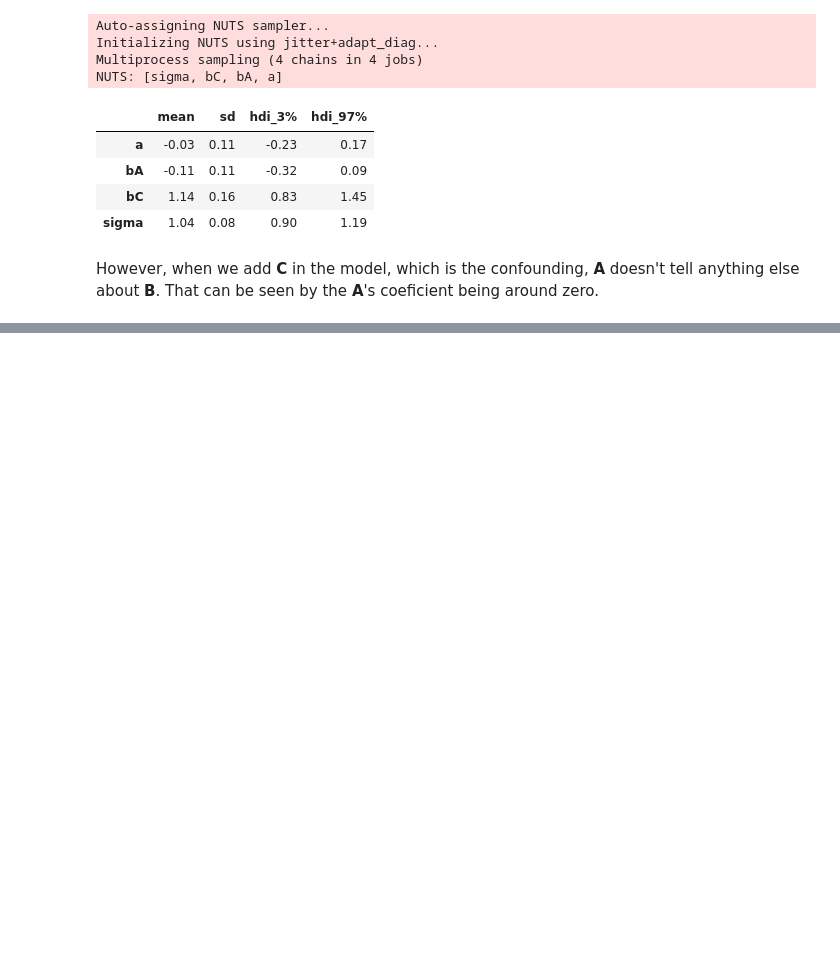
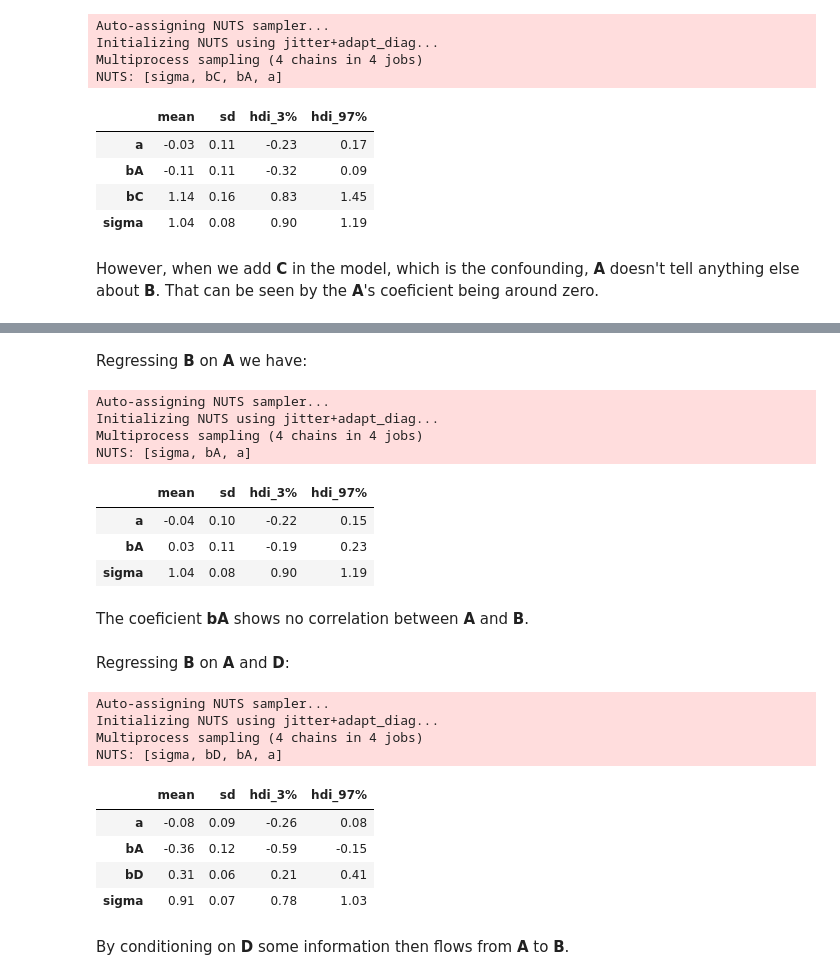
Before and after one commit to elisiojsj/Data-Science, a Jupyter notebook: Causal_DAGs.ipynb, the cells around one changed output, grey strips where cells are left out. Saved outputs shown, nothing was run; the diff lists cells and outputs as text; code cells hidden in the pictures; blank space fills up the shorter version.

```diff
--- a/Causal_DAGs.ipynb
+++ b/Causal_DAGs.ipynb
@@ -158,0 +267,66 @@ assoc.draw()
+# %%
+SAMP_SIZE = 100
+
+np.random.seed(89)
+A = stats.norm.rvs(size=SAMP_SIZE)
+B = stats.norm.rvs(size=SAMP_SIZE)
+C = stats.norm.rvs(A+B)
+D = stats.norm.rvs(C)
+
+df = pd.DataFrame.from_dict({"A": A, "B": B, "C": C, "D": D})
+# %% [markdown]
+Regressing **B** on **A** we have:
+# %%
+with pm.Model() as m_desc:
+    a = pm.Normal('a', mu=0, sigma=1)
+    bA = pm.Normal('bA', mu=0, sigma=1)
+
+    mu = a + bA*df.A
+    sigma = pm.Exponential('sigma', 1)
+
+    B = pm.Normal('B', mu=mu, sigma=sigma, observed=df.B)
+
+    m_desc_trace = pm.sample()
+# %% [output]
+Auto-assigning NUTS sampler...
+Initializing NUTS using jitter+adapt_diag...
+Multiprocess sampling (4 chains in 4 jobs)
+NUTS: [sigma, bA, a]
+# %%
+az.summary(m_desc_trace, round_to=2, kind="stats")
+# %% [output]
+|  | mean | sd | hdi_3% | hdi_97% |
+| a | -0.04 | 0.10 | -0.22 | 0.15 |
+| bA | 0.03 | 0.11 | -0.19 | 0.23 |
+| sigma | 1.04 | 0.08 | 0.90 | 1.19 |
+# %% [markdown]
+The coeficient **bA** shows no correlation between **A** and **B**.
+# %% [markdown]
+Regressing **B** on **A** and **D**:
+# %%
+with pm.Model() as m_desc:
+    a = pm.Normal('a', mu=0, sigma=1)
+    bA = pm.Normal('bA', mu=0, sigma=1)
+    bD = pm.Normal('bD', mu=0, sigma=1)
+
+    mu = a + bA*df.A + bD*df.D
+    sigma = pm.Exponential('sigma', 1)
+
+    B = pm.Normal('B', mu=mu, sigma=sigma, observed=df.B)
+
+    m_desc_trace = pm.sample()
+# %% [output]
+Auto-assigning NUTS sampler...
+Initializing NUTS using jitter+adapt_diag...
+Multiprocess sampling (4 chains in 4 jobs)
+NUTS: [sigma, bD, bA, a]
+# %%
+az.summary(m_desc_trace, round_to=2, kind="stats")
+# %% [output]
+|  | mean | sd | hdi_3% | hdi_97% |
+| a | -0.08 | 0.09 | -0.26 | 0.08 |
+| bA | -0.36 | 0.12 | -0.59 | -0.15 |
+| bD | 0.31 | 0.06 | 0.21 | 0.41 |
+| sigma | 0.91 | 0.07 | 0.78 | 1.03 |
+# %% [markdown]
+By conditioning on **D** some information then flows from **A** to **B**.
```
Also changed, not shown: parts of 29 cells of this notebook, 1 other file.
